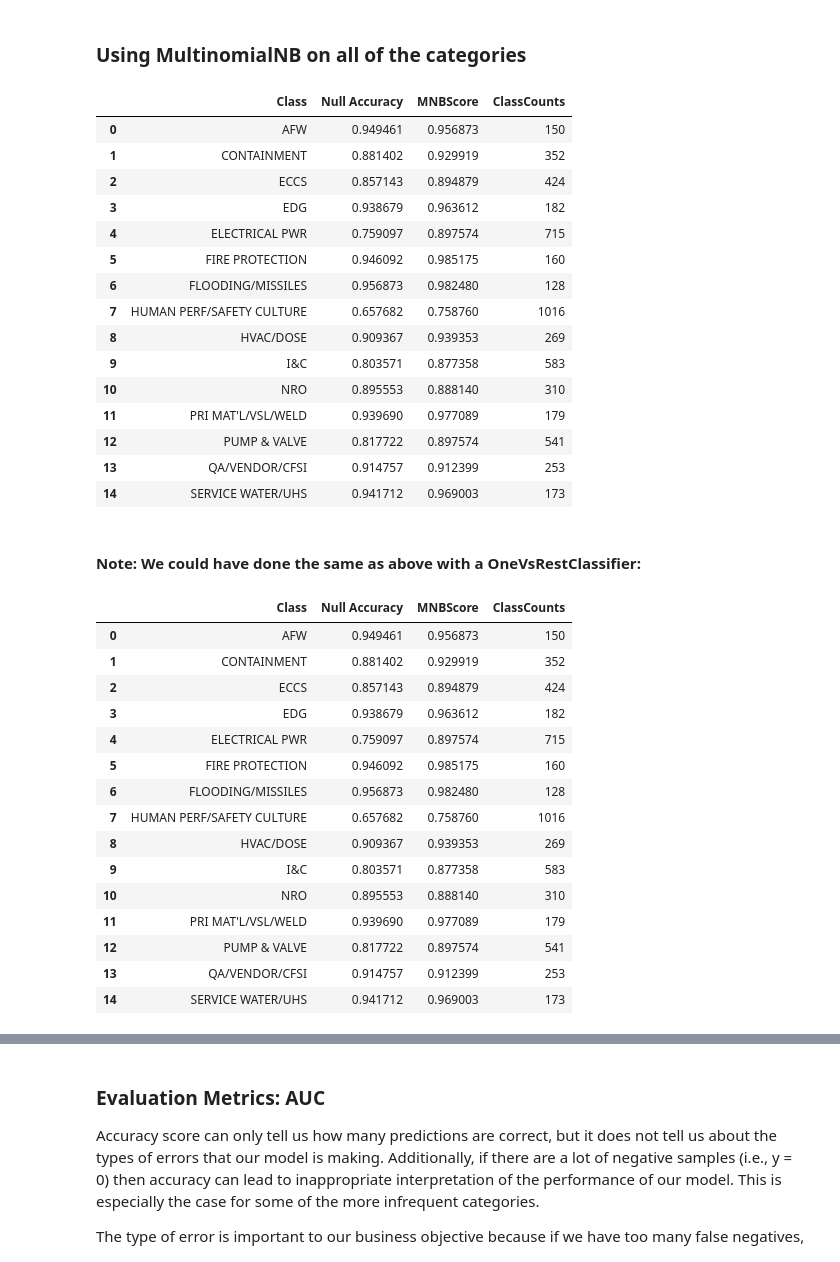
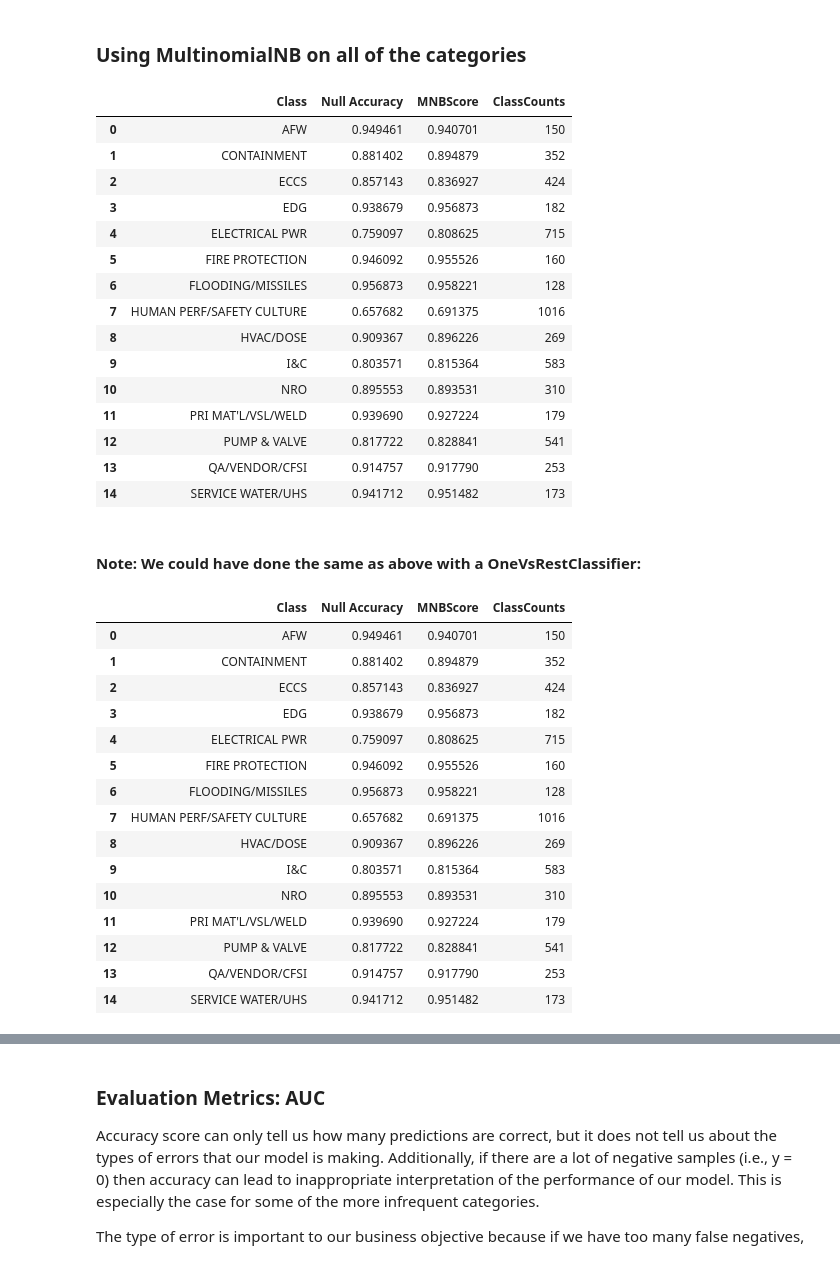
Before and after one commit to jesserobles/GA-Project, a Jupyter notebook: Event Report Classification.ipynb, the cells around one changed output, grey strips where cells are left out. Saved outputs shown, nothing was run; the diff lists cells and outputs as text; code cells hidden in the pictures.

```diff
--- a/Event Report Classification.ipynb
+++ b/Event Report Classification.ipynb
@@ -312,56 +312,56 @@ array([[696,   2],
 # Instantiate tfidf and fit X
 tfidf = TfidfVectorizer(stop_words='english')
 X = df['Abstract Text']
 X_train, X_test, y_train, y_test = train_test_split(X, y_df, random_state=42)
 X_train_tfidf = tfidf.fit_transform(X_train)
 X_test_tfidf = tfidf.transform(X_test)
 
 # Instantiate MNB model
-mnb = MultinomialNB(alpha=0.01)
+mnb = MultinomialNB()
 results = []
 for cls in y_df.columns:
     # Only get the response column we are interest in
     y_trn = y_train[cls]
     y_tst = y_test[cls]
 
     # Fit the model
     mnb.fit(X_train_tfidf, y_trn)
 
     # Predict
     y_pred = mnb.predict(X_test_tfidf)
 
     # Get scores
     score = metrics.accuracy_score(y_tst, y_pred)
     null_acc = null_accuracy(cls)
     results.append([cls, null_acc, score])
 
 results = pd.DataFrame(results, columns=['Class', 'Null Accuracy', 'MNBScore'])
 results['ClassCounts'] = results['Class'].map(y_df.sum())
 results
 # %% [output]
 |  | Class | Null Accuracy | MNBScore | ClassCounts |
-| 0 | AFW | 0.949461 | 0.956873 | 150 |
-| 1 | CONTAINMENT | 0.881402 | 0.929919 | 352 |
-| 2 | ECCS | 0.857143 | 0.894879 | 424 |
-| 3 | EDG | 0.938679 | 0.963612 | 182 |
-| 4 | ELECTRICAL PWR | 0.759097 | 0.897574 | 715 |
-| 5 | FIRE PROTECTION | 0.946092 | 0.985175 | 160 |
-| 6 | FLOODING/MISSILES | 0.956873 | 0.982480 | 128 |
-| 7 | HUMAN PERF/SAFETY CULTURE | 0.657682 | 0.758760 | 1016 |
-| 8 | HVAC/DOSE | 0.909367 | 0.939353 | 269 |
-| 9 | I&C | 0.803571 | 0.877358 | 583 |
-| 10 | NRO | 0.895553 | 0.888140 | 310 |
-| 11 | PRI MAT'L/VSL/WELD | 0.939690 | 0.977089 | 179 |
-| 12 | PUMP & VALVE | 0.817722 | 0.897574 | 541 |
-| 13 | QA/VENDOR/CFSI | 0.914757 | 0.912399 | 253 |
-| 14 | SERVICE WATER/UHS | 0.941712 | 0.969003 | 173 |
+| 0 | AFW | 0.949461 | 0.940701 | 150 |
+| 1 | CONTAINMENT | 0.881402 | 0.894879 | 352 |
+| 2 | ECCS | 0.857143 | 0.836927 | 424 |
+| 3 | EDG | 0.938679 | 0.956873 | 182 |
+| 4 | ELECTRICAL PWR | 0.759097 | 0.808625 | 715 |
+| 5 | FIRE PROTECTION | 0.946092 | 0.955526 | 160 |
+| 6 | FLOODING/MISSILES | 0.956873 | 0.958221 | 128 |
+| 7 | HUMAN PERF/SAFETY CULTURE | 0.657682 | 0.691375 | 1016 |
+| 8 | HVAC/DOSE | 0.909367 | 0.896226 | 269 |
+| 9 | I&C | 0.803571 | 0.815364 | 583 |
+| 10 | NRO | 0.895553 | 0.893531 | 310 |
+| 11 | PRI MAT'L/VSL/WELD | 0.939690 | 0.927224 | 179 |
+| 12 | PUMP & VALVE | 0.817722 | 0.828841 | 541 |
+| 13 | QA/VENDOR/CFSI | 0.914757 | 0.917790 | 253 |
+| 14 | SERVICE WATER/UHS | 0.941712 | 0.951482 | 173 |
 # %% [markdown]
 #### Note: We could have done the same as above with a OneVsRestClassifier:
 # %%
 # Using OneVsRestClassifier, which supports multilabel classification
 NB_pipeline = Pipeline([
                 ('tfidf', TfidfVectorizer(stop_words='english')),
-                ('clf', OneVsRestClassifier(MultinomialNB(alpha=0.01))),
+                ('clf', OneVsRestClassifier(MultinomialNB())),
             ])
 
 NB_pipeline.fit(X_train, y_train)
@@ -376,21 +376,21 @@ results['ClassCounts'] = results['Class'].map(y_df.sum())
 results
 # %% [output]
 |  | Class | Null Accuracy | MNBScore | ClassCounts |
-| 0 | AFW | 0.949461 | 0.956873 | 150 |
-| 1 | CONTAINMENT | 0.881402 | 0.929919 | 352 |
-| 2 | ECCS | 0.857143 | 0.894879 | 424 |
-| 3 | EDG | 0.938679 | 0.963612 | 182 |
-| 4 | ELECTRICAL PWR | 0.759097 | 0.897574 | 715 |
-| 5 | FIRE PROTECTION | 0.946092 | 0.985175 | 160 |
-| 6 | FLOODING/MISSILES | 0.956873 | 0.982480 | 128 |
-| 7 | HUMAN PERF/SAFETY CULTURE | 0.657682 | 0.758760 | 1016 |
-| 8 | HVAC/DOSE | 0.909367 | 0.939353 | 269 |
-| 9 | I&C | 0.803571 | 0.877358 | 583 |
-| 10 | NRO | 0.895553 | 0.888140 | 310 |
-| 11 | PRI MAT'L/VSL/WELD | 0.939690 | 0.977089 | 179 |
-| 12 | PUMP & VALVE | 0.817722 | 0.897574 | 541 |
-| 13 | QA/VENDOR/CFSI | 0.914757 | 0.912399 | 253 |
-| 14 | SERVICE WATER/UHS | 0.941712 | 0.969003 | 173 |
+| 0 | AFW | 0.949461 | 0.940701 | 150 |
+| 1 | CONTAINMENT | 0.881402 | 0.894879 | 352 |
+| 2 | ECCS | 0.857143 | 0.836927 | 424 |
+| 3 | EDG | 0.938679 | 0.956873 | 182 |
+| 4 | ELECTRICAL PWR | 0.759097 | 0.808625 | 715 |
+| 5 | FIRE PROTECTION | 0.946092 | 0.955526 | 160 |
+| 6 | FLOODING/MISSILES | 0.956873 | 0.958221 | 128 |
+| 7 | HUMAN PERF/SAFETY CULTURE | 0.657682 | 0.691375 | 1016 |
+| 8 | HVAC/DOSE | 0.909367 | 0.896226 | 269 |
+| 9 | I&C | 0.803571 | 0.815364 | 583 |
+| 10 | NRO | 0.895553 | 0.893531 | 310 |
+| 11 | PRI MAT'L/VSL/WELD | 0.939690 | 0.927224 | 179 |
+| 12 | PUMP & VALVE | 0.817722 | 0.828841 | 541 |
+| 13 | QA/VENDOR/CFSI | 0.914757 | 0.917790 | 253 |
+| 14 | SERVICE WATER/UHS | 0.941712 | 0.951482 | 173 |
 # %%
 y_pred = pd.DataFrame(y_pred, columns=y_df.columns)
 
```
Also changed, not shown: parts of 7 cells of this notebook.
